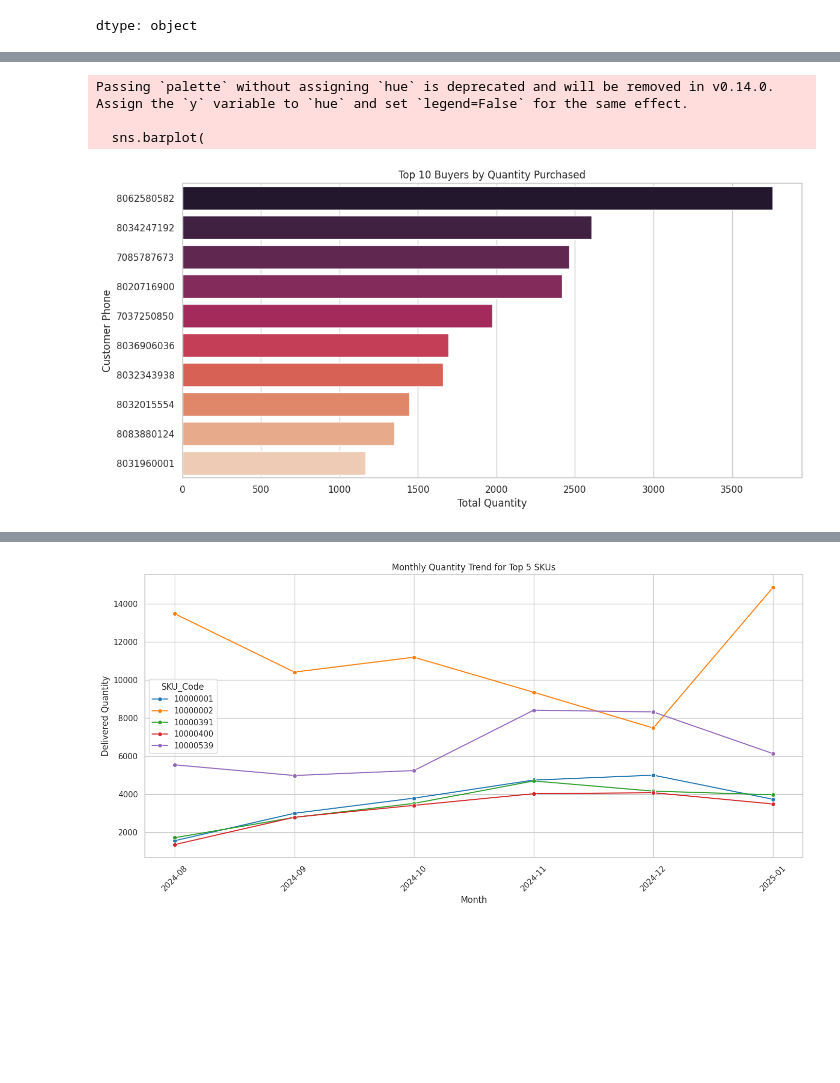
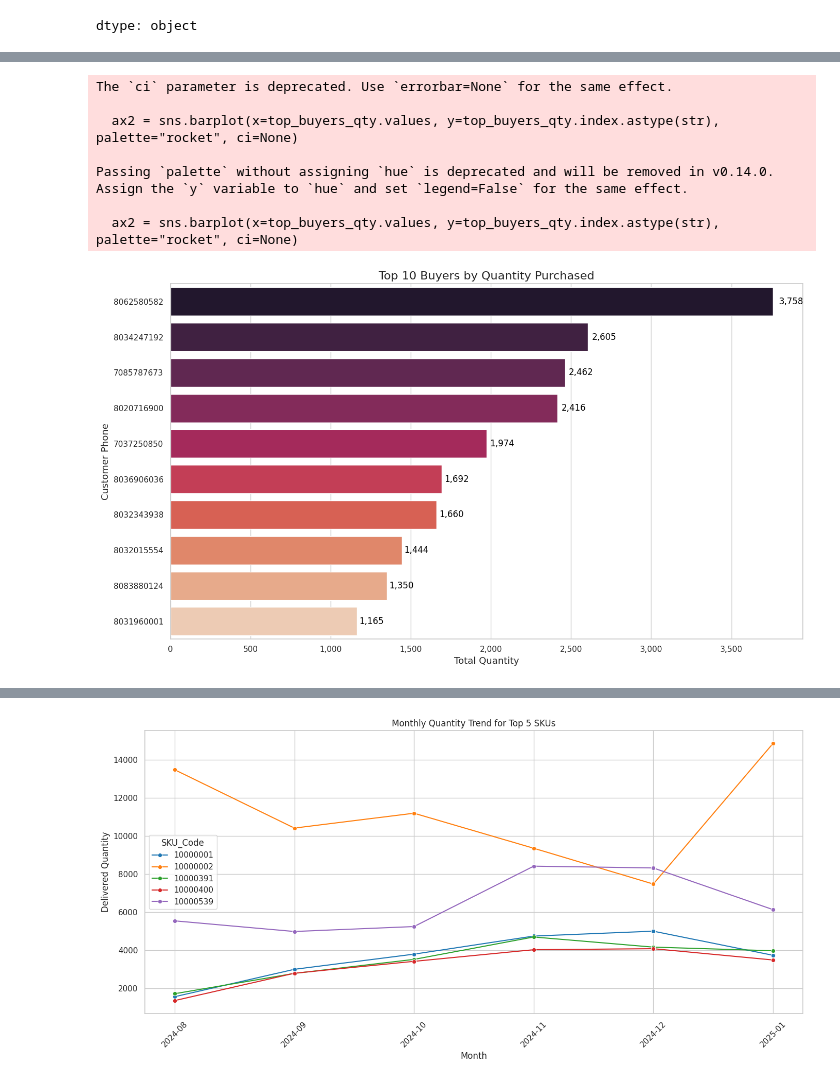
Before and after one commit to boiBASH/Tolaram_Projecct, a Jupyter notebook: tolaram_visualization.ipynb, the cells around one changed output, grey strips where cells are left out. Drawn from its saved outputs; the diff is of its cells as text; code cells hidden in the pictures; blank space fills up the shorter version.

```diff
--- a/tolaram_visualization.ipynb
+++ b/tolaram_visualization.ipynb
@@ -145,28 +170,24 @@ Passing `palette` without assigning `hue` is deprecated and will be removed in v
 # %%
 # Top 10 Buyers by Quantity Purchased
-top_buyers_qty = (
-    df.groupby("Customer_Phone")["Delivered Qty"]
-    .sum()
-    .sort_values(ascending=False)
-    .head(10)
-)
-
-# Plot: Top Buyers by Quantity Purchased
-plt.figure(figsize=(12, 6))
-sns.barplot(
-    x=top_buyers_qty.values,
-    y=top_buyers_qty.index.astype(str),
-    palette="rocket"
-)
-plt.title("Top 10 Buyers by Quantity Purchased")
-plt.xlabel("Total Quantity")
-plt.ylabel("Customer Phone")
+top_buyers_qty = (df.groupby("Customer_Phone")["Delivered Qty"].sum().sort_values(ascending=False).head(10))
+plt.figure(figsize=(14, 8))
+ax2 = sns.barplot(x=top_buyers_qty.values, y=top_buyers_qty.index.astype(str), palette="rocket", ci=None)
+plt.title("Top 10 Buyers by Quantity Purchased", fontsize=16)
+plt.xlabel("Total Quantity", fontsize=13)
+plt.ylabel("Customer Phone", fontsize=13)
+ax2.xaxis.set_major_formatter(ticker.FuncFormatter(lambda x, _: f'{int(x):,}'))
+for i, v in enumerate(top_buyers_qty.values):
+    ax2.text(v + (v * 0.01), i, f'{int(v):,}', color='black', va='center', fontsize=12)
 plt.tight_layout()
 plt.show()
 # %% [output]
+The `ci` parameter is deprecated. Use `errorbar=None` for the same effect.
+
+  ax2 = sns.barplot(x=top_buyers_qty.values, y=top_buyers_qty.index.astype(str), palette="rocket", ci=None)
+
 Passing `palette` without assigning `hue` is deprecated and will be removed in v0.14.0. Assign the `y` variable to `hue` and set `legend=False` for the same effect.
 
-  sns.barplot(
+  ax2 = sns.barplot(x=top_buyers_qty.values, y=top_buyers_qty.index.astype(str), palette="rocket", ci=None)
-[figure, old version]
+[figure, new version]
 # %%
 # Top 10 SKUs by Quantity
```
Also changed, not shown: parts of 13 cells of this notebook.
